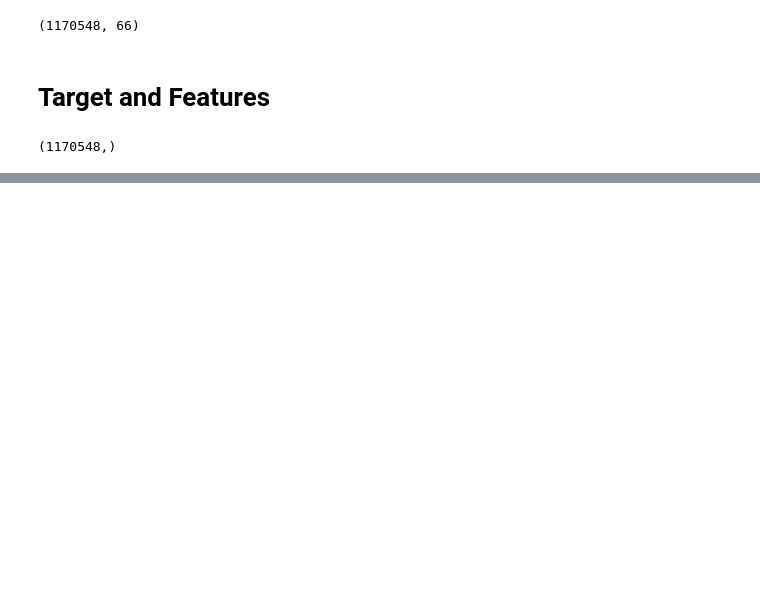
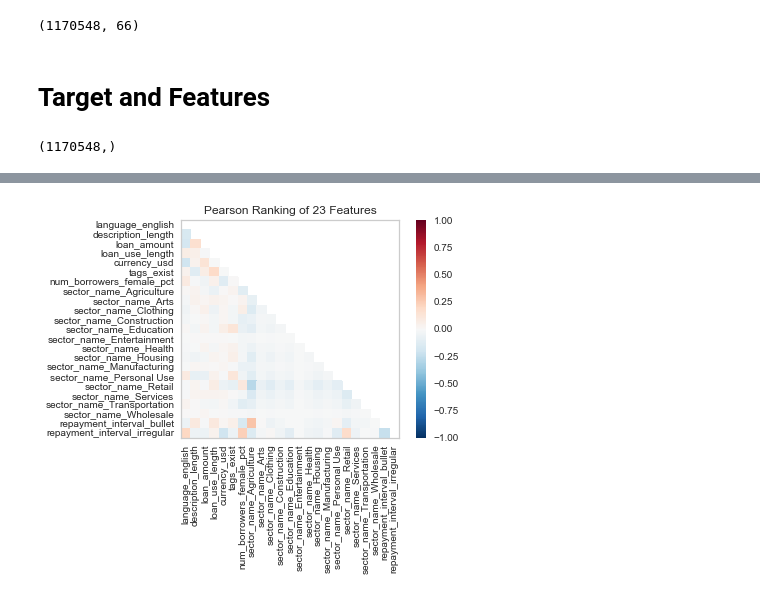
Before and after one commit to georgetown-analytics/Kiva, a Jupyter notebook: Kiva_modeling.ipynb, the cells around one changed output, grey strips where cells are left out. Cells and saved outputs as stored; diff of their text form; code cells hidden in the pictures; blank space fills up the shorter version.

```diff
--- a/Kiva_modeling.ipynb
+++ b/Kiva_modeling.ipynb
@@ -191,3 +125,14 @@ sns.heatmap(corr, annot = True, fmt =".1g", annot_kws={"size": 5}, cmap = "Blues
+# %%
+from yellowbrick.features import Rank2D
+
+# Instantiate the visualizer with the Pearson ranking algorithm
+visualizer = Rank2D(features=X.columns, algorithm='pearson')
+
+visualizer.fit(X, y)                # Fit the data to the visualizer
+visualizer.transform(X)             # Transform the data
+visualizer.poof()                   # Draw/show/poof the data
+# %% [output]
+[figure, added]
 # %%
 pca = PCA(n_components=2)
 pca_f = pca.fit(X).transform(X)
```
Also changed, not shown: parts of 63 cells of this notebook.
